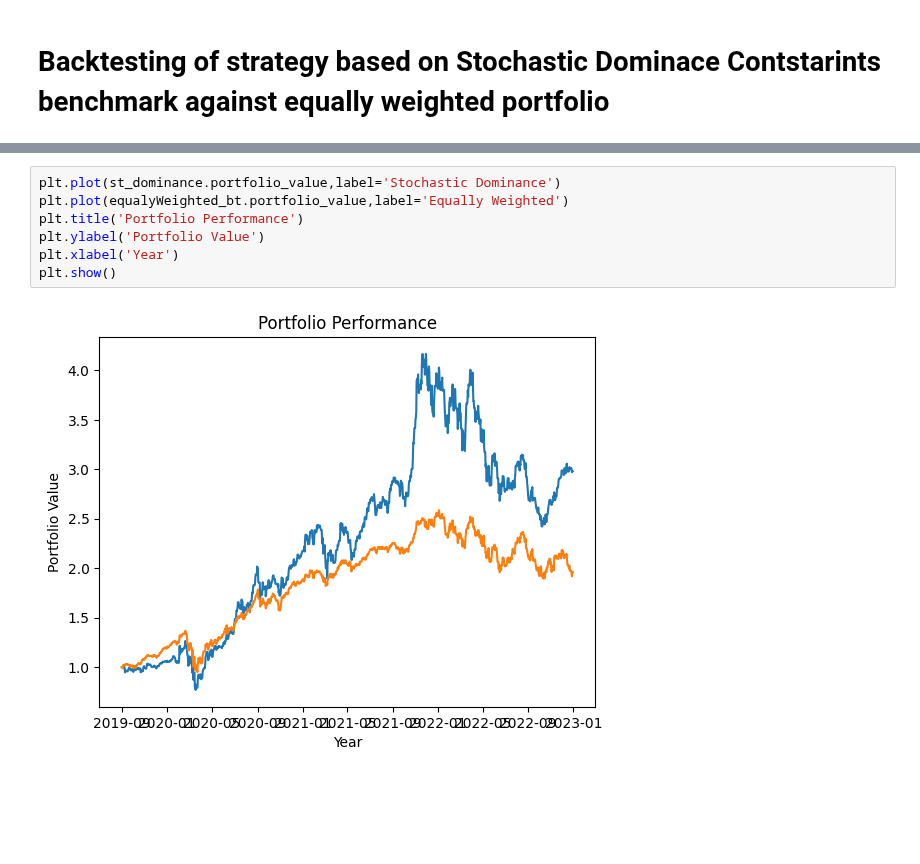
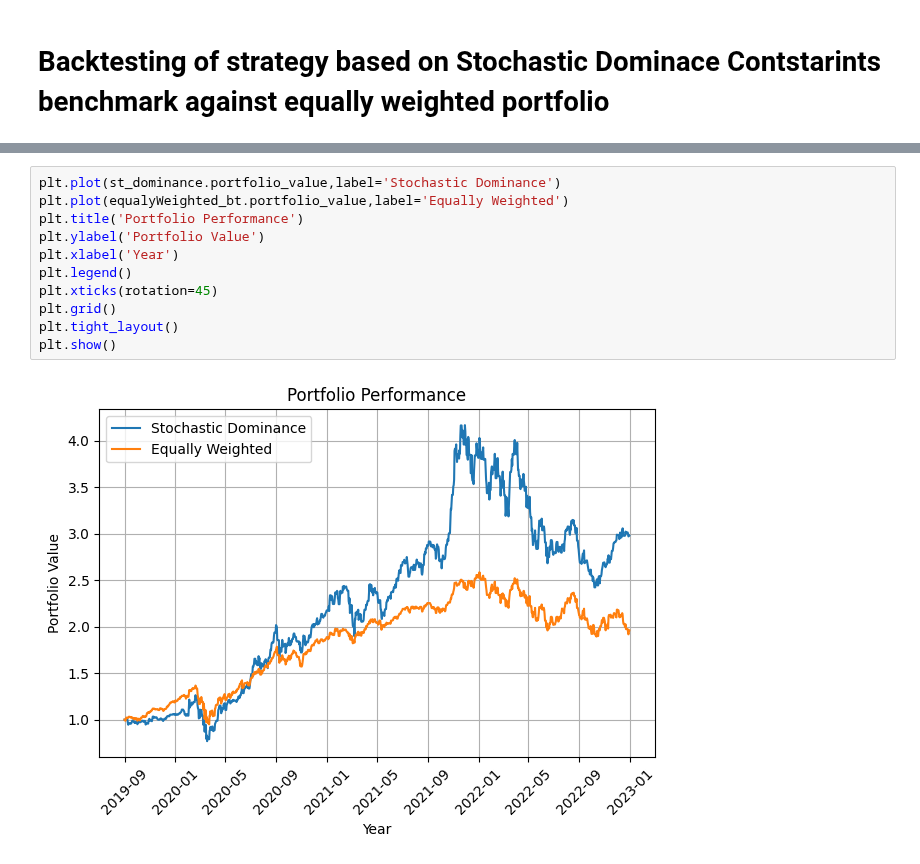
Before and after one commit to Aayush-patel-1696/StochasticDominancePortfolioOptimization, a Jupyter notebook: backtesting_ssd.ipynb, the cells around one changed output, grey strips where cells are left out. Drawn from its saved outputs; the diff is of its cells as text; blank space fills up the shorter version.

Commit message:
Added cleaner plots for Portfolio Performances

```diff
--- a/backtesting_ssd.ipynb
+++ b/backtesting_ssd.ipynb
@@ -81,9 +153,13 @@ Getting data for ^GSPC
 # %%
 plt.plot(st_dominance.portfolio_value,label='Stochastic Dominance')
 plt.plot(equalyWeighted_bt.portfolio_value,label='Equally Weighted')
 plt.title('Portfolio Performance')
 plt.ylabel('Portfolio Value')
 plt.xlabel('Year')
+plt.legend()
+plt.xticks(rotation=45)
+plt.grid()
+plt.tight_layout()
 plt.show()
 # %% [output]
-[figure, old version]
+[figure, new version]
```
Also changed, not shown: parts of 9 cells of this notebook, 1 other file.
